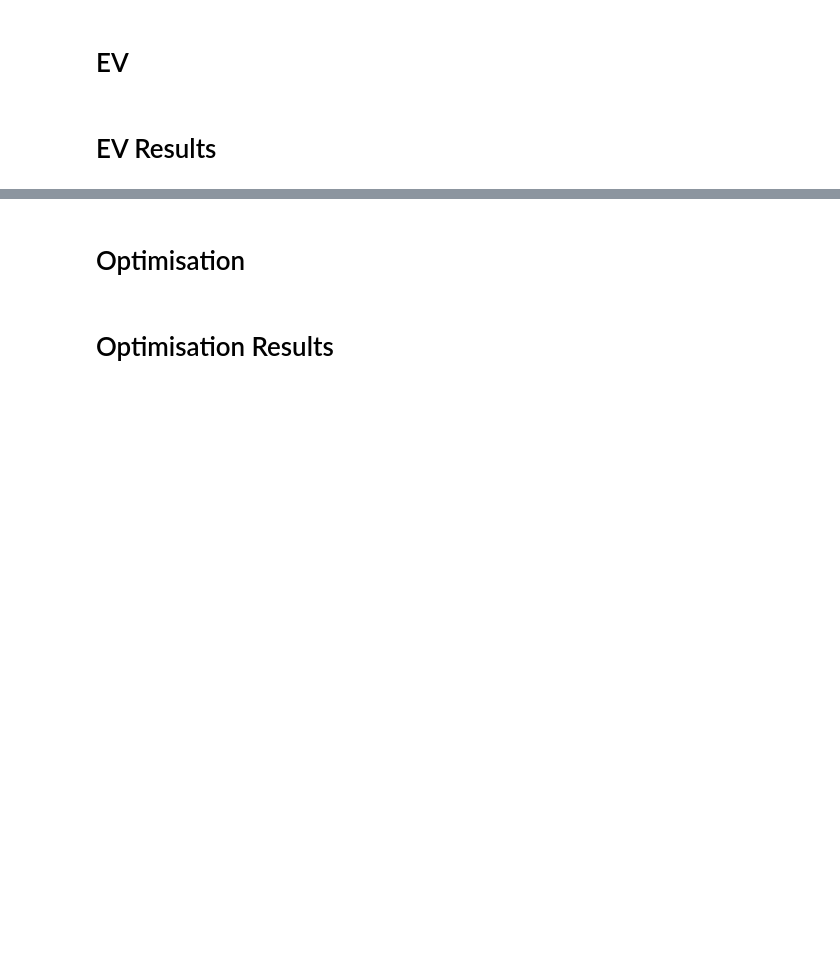
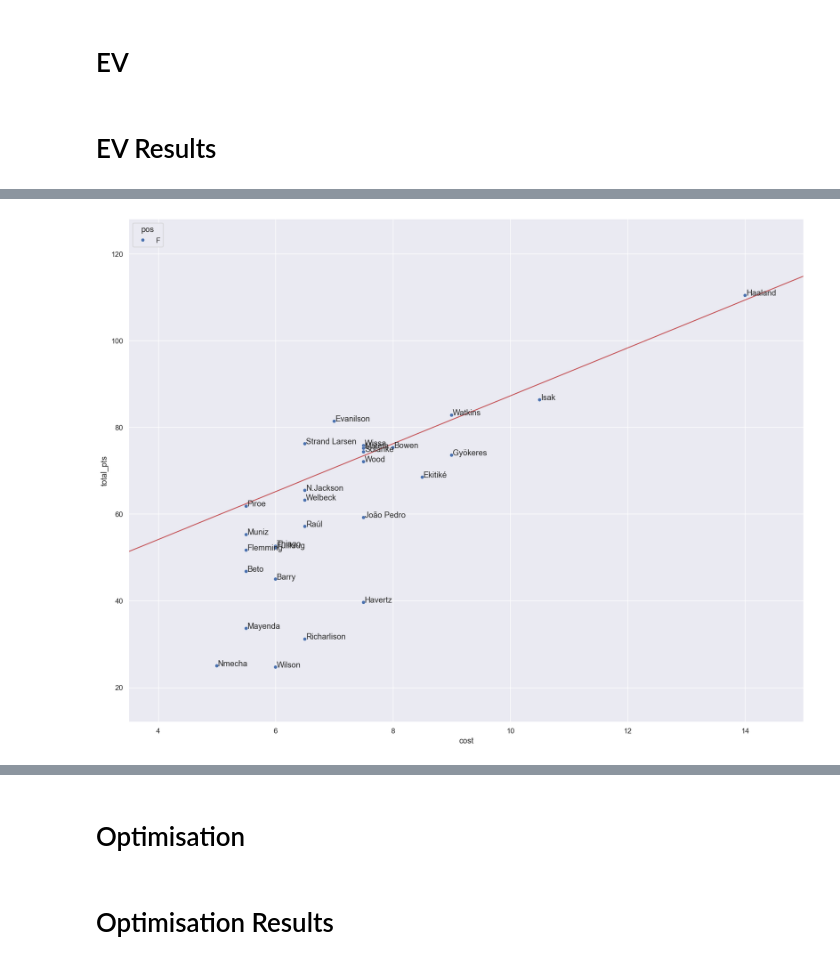
Before and after one commit to SamTroy/multi_ff_opt, a Jupyter notebook: run/run.ipynb, the cells around one changed output, grey strips where cells are left out. Drawn from its saved outputs; the diff is of its cells as text; code cells hidden in the pictures; blank space fills up the shorter version.

```diff
--- a/run/run.ipynb
+++ b/run/run.ipynb
@@ -1250,12 +1275,15 @@ def red_line_viz(format='tff', pos_group=None):
     min_cost = df['cost'].min()
     max_cost = df['cost'].max()
 
-    if format != 'cff':
+    if format == 'cff':
         m = (top_lim-bot_lim)/(max_cost-min_cost)/2
-        c = top_lim/3.5
+        c = -top_lim/20
+    elif format == 'sdt':
+        m = (top_lim-bot_lim)/(max_cost-min_cost)/2
+        c = top_lim/7
     else:
         m = (top_lim-bot_lim)/(max_cost-min_cost)/2
-        c = -top_lim/20
+        c = top_lim/4
 
     df = df.loc[df['total_pts']>bot_lim*2]
 
@@ -1308,6 +1418,8 @@ ev_results = generate_ev(last_date=12, xmin_cutoff=10, aux_weight=0.7, formats=[
 # %%
 preview_ev_df(format='fpl', pos_group='mf', team_group=None, n_rows=20)
 # %%
-red_line_viz(format='sdt', pos_group='g')
+red_line_viz(format='fpl', pos_group='f')
+# %% [output]
+[figure, added]
 # %%
 make_cap_matrix(format='cff', max_ev_diff=1)
```
Also changed, not shown: parts of 12 cells of this notebook, 13 other files.
